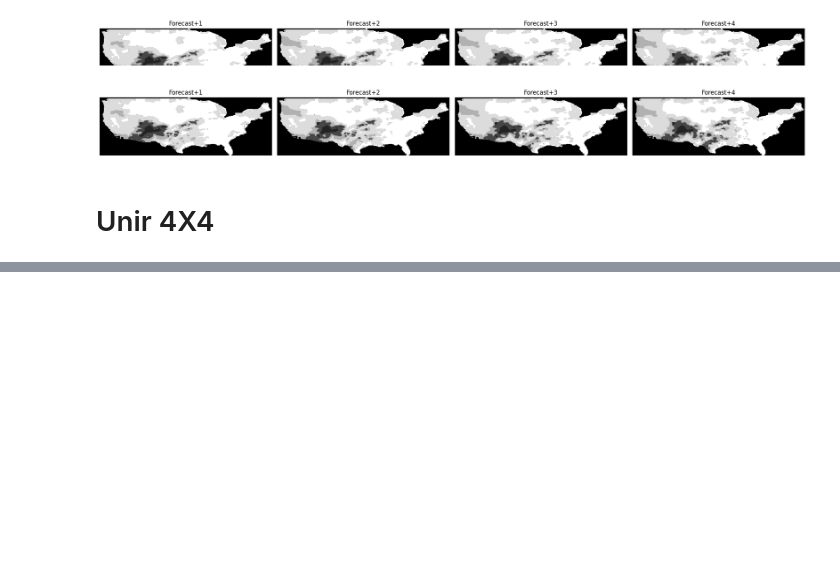
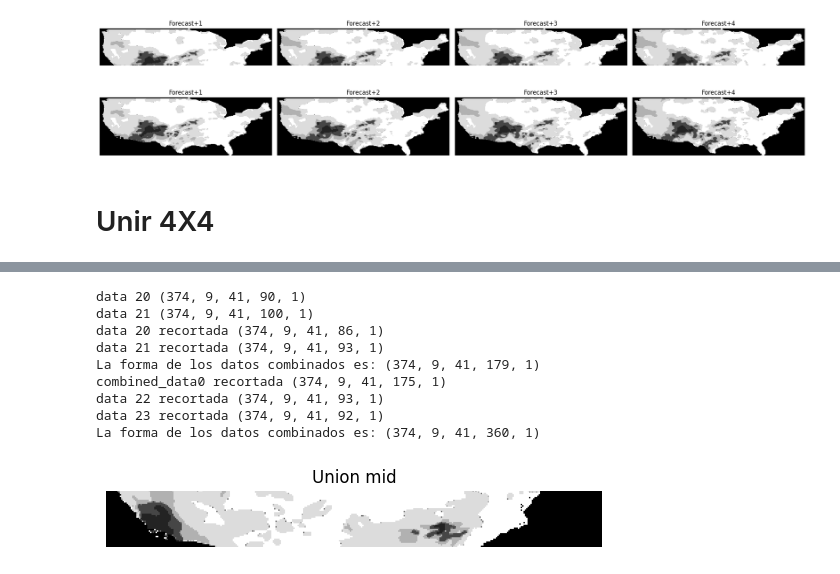
Before and after one commit to SahirReyes30/ImageXpartes, a Jupyter notebook: AlgorimoConvLSTMUnirImagenes.ipynb, the cells around one changed output, grey strips where cells are left out. Saved outputs shown, nothing was run; the diff lists cells and outputs as text; code cells hidden in the pictures; blank space fills up the shorter version.

```diff
--- a/AlgorimoConvLSTMUnirImagenes.ipynb
+++ b/AlgorimoConvLSTMUnirImagenes.ipynb
@@ -681,7 +720,7 @@ data2_3 = np.load("DroughtDatasetMask/dataset/Resultados4x4/v1w10/41_100Part2_3/
 print("data 20",data2_0.shape)
 print("data 21",data2_1.shape)
 data2_0 = data2_0[:, :, :, :-4, :] # recorte del lado derecho
-data2_1 = data2_1[:, :, :, 6:, :] # recorte del lado izquierdo
+data2_1 = data2_1[:, :, :, 7:, :] # recorte del lado izquierdo
 print("data 20 recortada",data2_0.shape)
 print("data 21 recortada",data2_1.shape)
 
@@ -690,35 +729,46 @@ combined_data2_1 = np.concatenate((data2_0, data2_1), axis=3)
 
 # La forma final esperada debería ser (371, 4, 61, 360, 1)
 print("La forma de los datos combinados es:", combined_data2_1.shape)
 
 combined_data2_1 = combined_data2_1[:, :, :, :-4, :] # recorte del lado derecho
 print ("combined_data0 recortada",combined_data2_1.shape)
 
-data2_2 = data2_2[:, :, :, 6:, :] # recorte del lado izquierdo
+data2_2 = data2_2[:, :, :, 7:, :] # recorte del lado izquierdo
 print("data 22 recortada",data2_2.shape)
 
 #concatena los datos
 combined_data2_2 = np.concatenate((combined_data2_1, data2_2), axis=3)
 
-data2_3 = data2_3[:, :, :, 6:, :] # recorte del lado izquierdo
+data2_3 = data2_3[:, :, :, 8:, :] # recorte del lado izquierdo
 print("data 23 recortada",data2_3.shape)
 
 #concatena los datos
 combined_data2_3 = np.concatenate((combined_data2_2, data2_3), axis=3)
 
 
 # La forma final esperada debería ser (371, 4, 41, 240, 1)
 print("La forma de los datos combinados es:", combined_data2_3.shape)
 
 # Guardar el array combinado
 #output_path = "/path/to/combined_data.npy"
 #np.save(output_path, combined_data)
 
 #plot de la primera imagen
 plt.imshow(combined_data2_3[0,0], cmap='gray')
 plt.title("Union mid")
 plt.axis('off')
 plt.show()
+# %% [output]
+data 20 (374, 9, 41, 90, 1)
+data 21 (374, 9, 41, 100, 1)
+data 20 recortada (374, 9, 41, 86, 1)
+data 21 recortada (374, 9, 41, 93, 1)
+La forma de los datos combinados es: (374, 9, 41, 179, 1)
+combined_data0 recortada (374, 9, 41, 175, 1)
+data 22 recortada (374, 9, 41, 93, 1)
+data 23 recortada (374, 9, 41, 92, 1)
+La forma de los datos combinados es: (374, 9, 41, 360, 1)
+[figure, added]
 # %%
 data3_0 = np.load("DroughtDatasetMask/dataset/Resultados4x4/v1w10/41_90Part3_0/PredictionsConvolutionLSTM_forecast_41_90_Part3_0_w10.npy")
 data3_1 = np.load("DroughtDatasetMask/dataset/Resultados4x4/v1w10/41_100Part3_1/PredictionsConvolutionLSTM_forecast_41_100_Part3_1_w10.npy")
```
Also changed, not shown: parts of 13 cells of this notebook.
